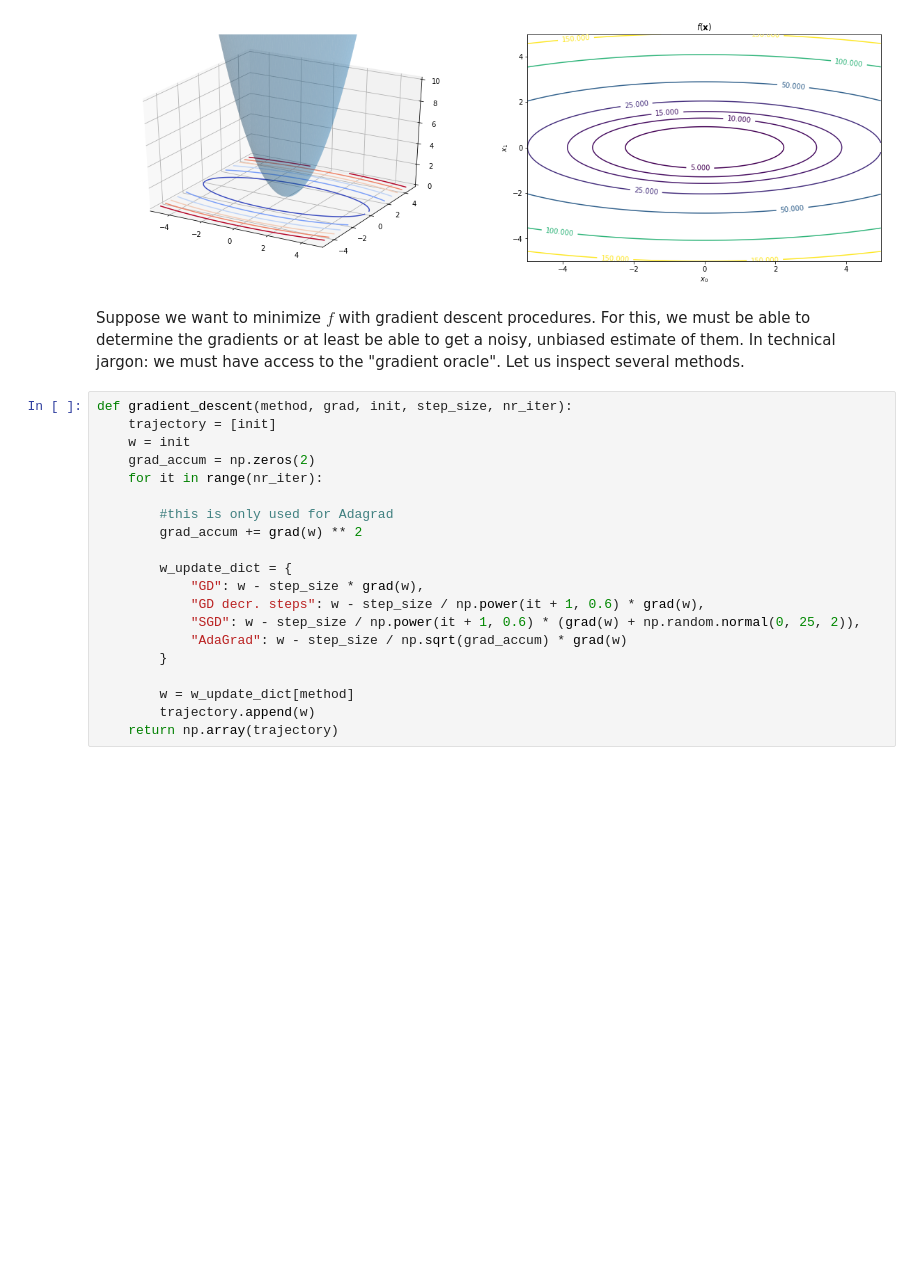
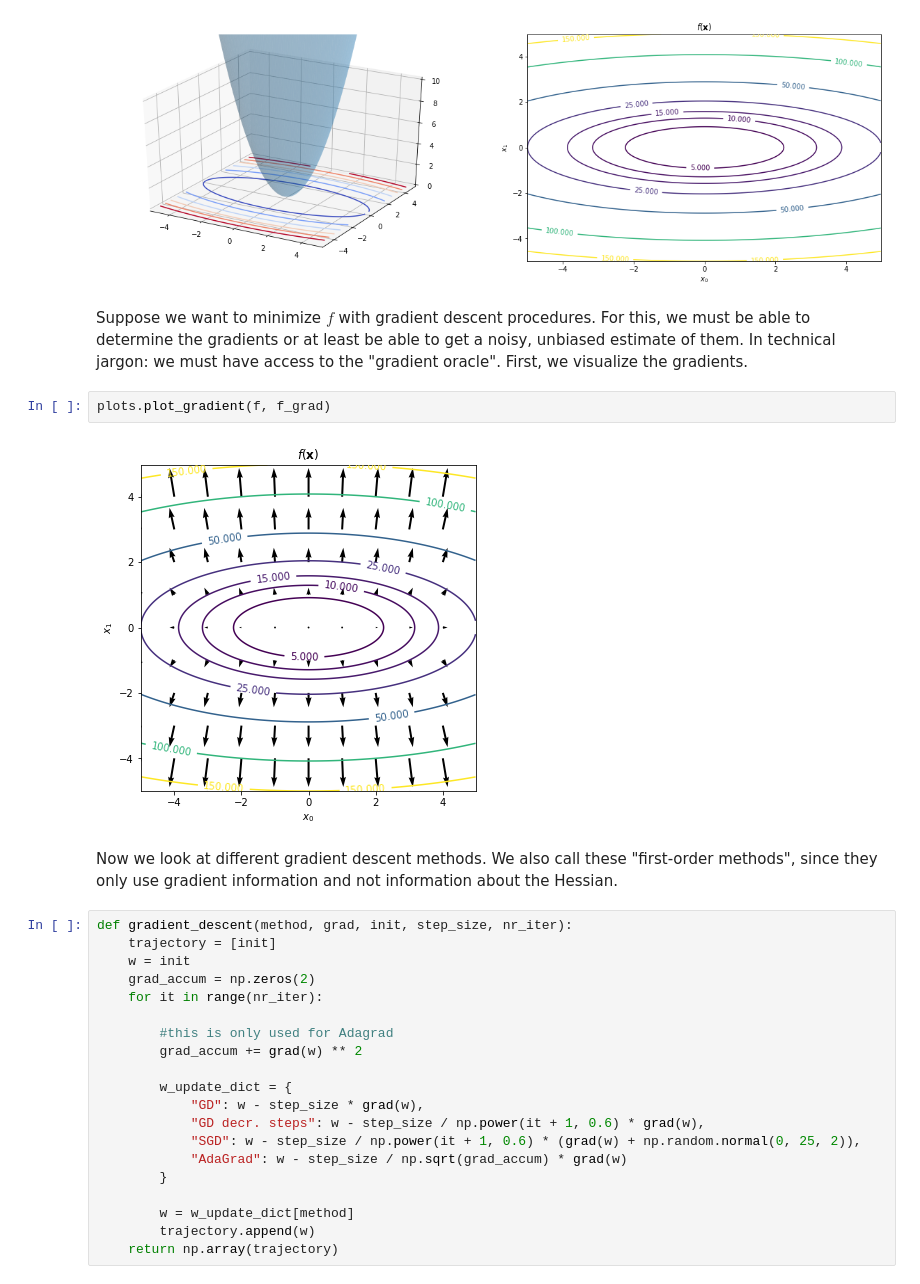
Before and after one commit to zalanborsos/dm2017, a Jupyter notebook: gradient_descent_tutorial/gradient_descent_tutorial.ipynb, the cells around one changed output. Cells and saved outputs as stored; diff of their text form; blank space fills up the shorter version.

Commit message:
Add gradient plots

```diff
--- a/gradient_descent_tutorial/gradient_descent_tutorial.ipynb
+++ b/gradient_descent_tutorial/gradient_descent_tutorial.ipynb
@@ -24,7 +24,13 @@ plots.initial_plot(f)
 # %% [output]
 [figure]
 # %% [markdown]
-Suppose we want to minimize $f$ with gradient descent procedures. For this, we must be able to determine the gradients or at least be able to get a noisy, unbiased estimate of them. In technical jargon: we must have access to the "gradient oracle". Let us inspect several methods.
+Suppose we want to minimize $f$ with gradient descent procedures. For this, we must be able to determine the gradients or at least be able to get a noisy, unbiased estimate of them. In technical jargon: we must have access to the "gradient oracle". First, we visualize the gradients.
+# %%
+plots.plot_gradient(f, f_grad)
+# %% [output]
+[figure, added]
+# %% [markdown]
+Now we look at different gradient descent methods. We also call these "first-order methods", since they only use gradient information and not information about the Hessian.
 # %%
 def gradient_descent(method, grad, init, step_size, nr_iter):
     trajectory = [init]
```
Also changed, not shown: 1 other file.
